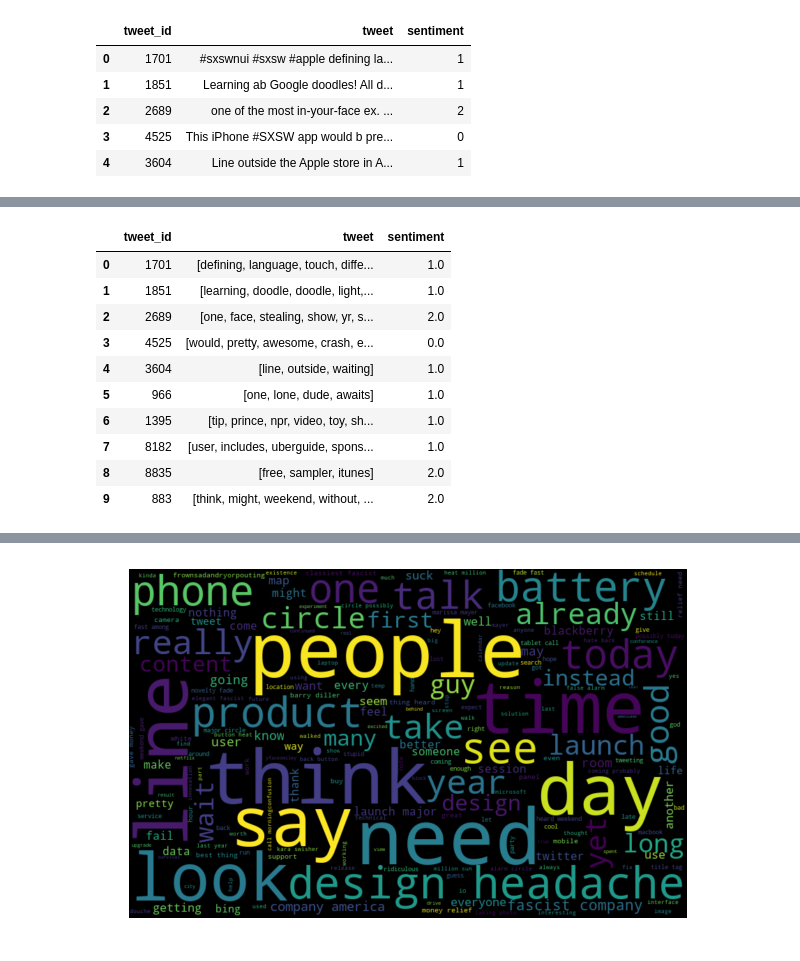
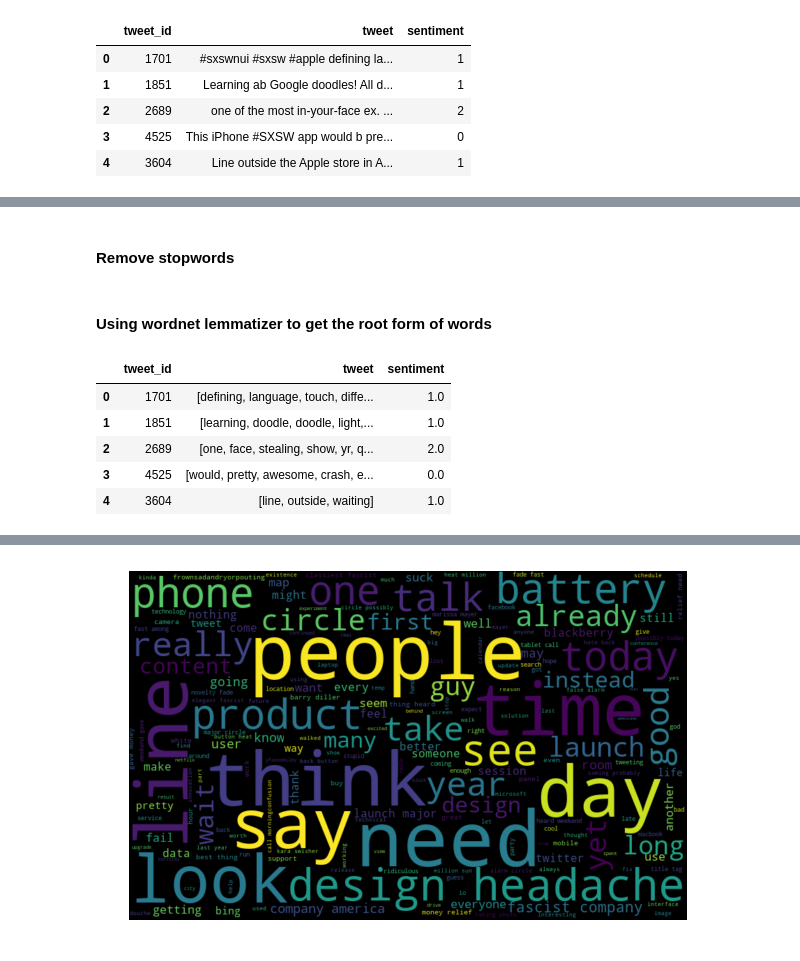
Before and after one commit to Shamika14/Sentiment_Analysis_Hackathon_GreyAtom, a Jupyter notebook: Twitter Sentiment Analysis.ipynb, the cells around one changed output, grey strips where cells are left out. Saved outputs shown, nothing was run; the diff lists cells and outputs as text; code cells hidden in the pictures.

```diff
--- a/Twitter Sentiment Analysis.ipynb
+++ b/Twitter Sentiment Analysis.ipynb
@@ -57,0 +67,2 @@ Note: you may need to restart the kernel to use updated packages.
+# %%
+pd.set_option('display.max_colwidth', -1)
@@ -58,15 +71,5 @@ Note: you may need to restart the kernel to use updated packages.
 # %%
-import re
-import emot
-from emot import emo_unicode
-from emo_unicode import EMOTICONS
 def convert_emoticons(text):
-    for emot in EMOTICONS:
-        text = re.sub(u'('+emot+')', "_".join(EMOTICONS[emot].replace(",","").split()), text)
+    for emoti in emot.EMOTICONS:
+        text = re.sub(u'('+emoti+')', "_".join(emot.EMOTICONS[emoti].replace(",","").split()), text)
     return text
-combine_df['tweet'] = combine_df['tweet'].apply(lambda x : convert_emoticons(str(x)))
-# %%
-from html.parser import HTMLParser
-html_parser = HTMLParser()
-combine_df['tweet'] = combine_df['tweet'].astype(str)
-combine_df['tweet'] = combine_df['tweet'].apply(lambda x: html_parser.unescape(x))
@@ -100,15 +105,11 @@ combine_df.head()
 # %%
-import string
-def remove_punct(text):
-    text_nopunct="".join([char for char in text if char not in string.punctuation])
-    return text_nopunct
-combine_df['tweet'] = combine_df['tweet'].astype(str)
-combine_df['tweet']=combine_df['tweet'].apply(lambda x: remove_punct(x))
-
-combine_df['tweet'] = combine_df['tweet'].str.replace("[^a-zA-Z#]", " ")
 combine_df['tweet']=combine_df['tweet'].str.lower()
 combine_df['tweet']=combine_df['tweet'].str.replace("sxsw"," ")
 combine_df['tweet']=combine_df['tweet'].str.replace("link"," ")
+combine_df['tweet']=combine_df['tweet'].str.replace("quot"," ")
+combine_df['tweet']=combine_df['tweet'].str.replace("amp"," ")
+
+
 combine_df['tweet']=combine_df['tweet'].str.replace("google"," ")
 combine_df['tweet']=combine_df['tweet'].str.replace("ipad"," ")
 combine_df['tweet']=combine_df['tweet'].str.replace("iphone"," ")
@@ -151,27 +150,26 @@ import nltk
 stopword=nltk.corpus.stopwords.words('english')
+# %% [markdown]
+#### Remove stopwords
 # %%
 def remove_stopwords(tokenized_list):
     text=[word for word in tokenized_list if word not in stopword]
     return text
 combine_df['tweet']=combine_df['tweet'].apply(lambda x:remove_stopwords(x))
+# %% [markdown]
+#### Using wordnet lemmatizer to get the root form of words
 # %%
 wn=nltk.WordNetLemmatizer()
 def lemmatizing(tokenized_text):
     text=[wn.lemmatize(word) for word in tokenized_text]
     return text
 
 combine_df['tweet']=combine_df['tweet'].apply(lambda x:lemmatizing(x))
-combine_df.head(10)
+combine_df.head()
 # %% [output]
 |  | tweet_id | tweet | sentiment |
 | 0 | 1701 | [defining, language, touch, diffe... | 1.0 |
 | 1 | 1851 | [learning, doodle, doodle, light,... | 1.0 |
-| 2 | 2689 | [one, face, stealing, show, yr, s... | 2.0 |
+| 2 | 2689 | [one, face, stealing, show, yr, q... | 2.0 |
 | 3 | 4525 | [would, pretty, awesome, crash, e... | 0.0 |
 | 4 | 3604 | [line, outside, waiting] | 1.0 |
-| 5 | 966 | [one, lone, dude, awaits] | 1.0 |
-| 6 | 1395 | [tip, prince, npr, video, toy, sh... | 1.0 |
-| 7 | 8182 | [user, includes, uberguide, spons... | 1.0 |
-| 8 | 8835 | [free, sampler, itunes] | 2.0 |
-| 9 | 883 | [think, might, weekend, without, ... | 2.0 |
 # %%
```
Also changed, not shown: parts of 69 cells of this notebook.
